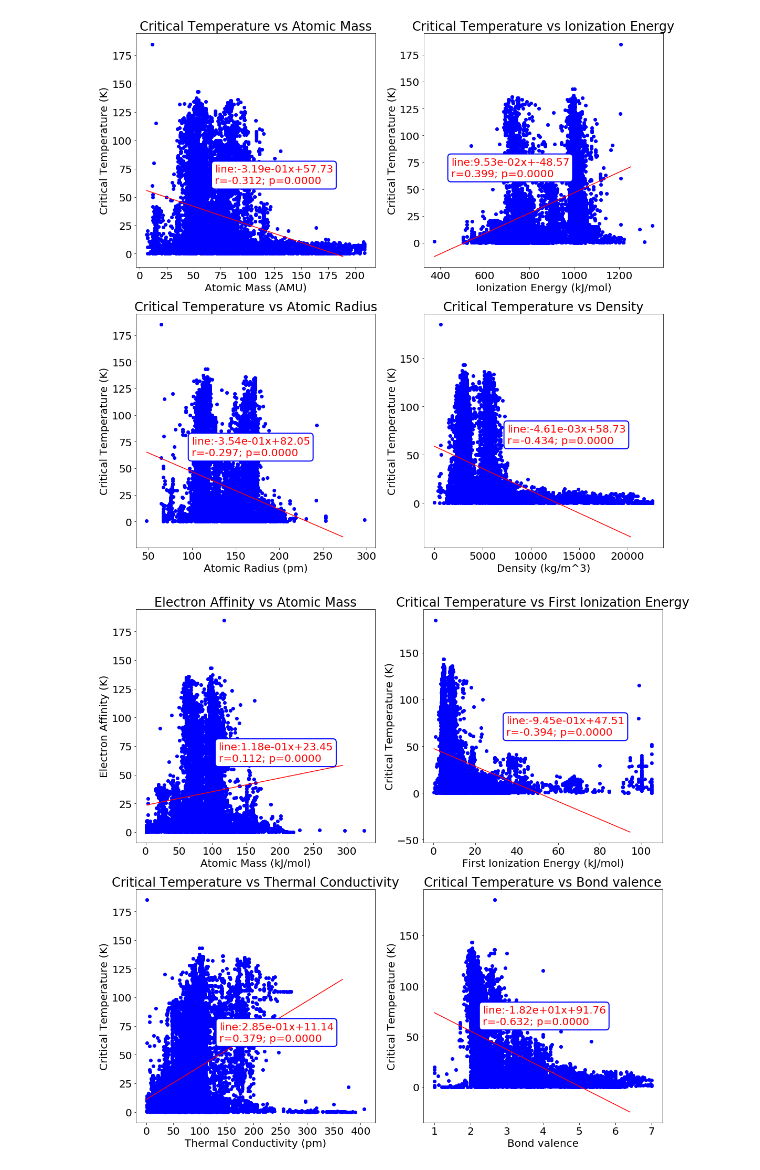
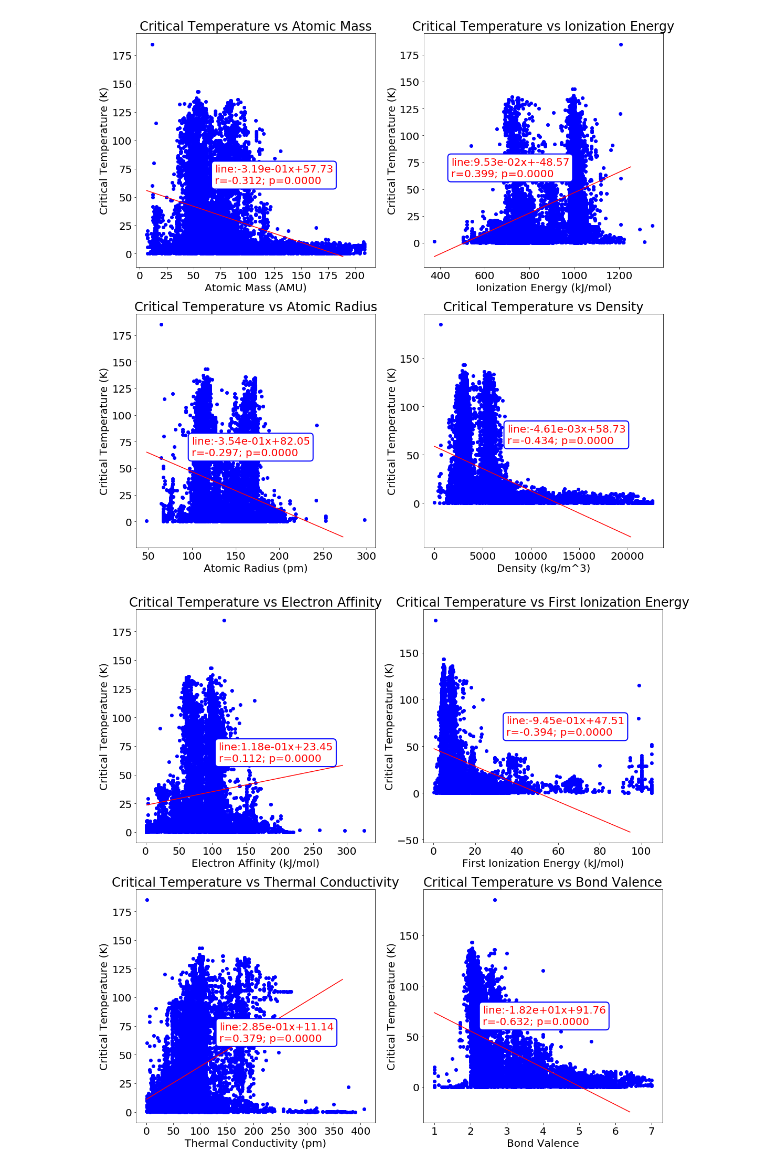
Before and after one commit to fullmetalchem15t/superconductors, a Jupyter notebook: Superconductor_statistics.ipynb, the cells around one changed output. Saved outputs shown, nothing was run; the diff lists cells and outputs as text; code cells hidden in the pictures.

```diff
--- a/Superconductor_statistics.ipynb
+++ b/Superconductor_statistics.ipynb
@@ -299,23 +299,23 @@ plt.savefig('images/Supercon_scatter1.jpg',bbox_inches='tight')
 # %%
 fig = plt.figure(figsize=(18,18))
 #weighted mean atomic mass vs critical temperature
 ax1 = fig.add_subplot(2,2,1)
 ScatterAndLinePlot(prop_df,'wtd_mean_ElectronAffinity','critical_temp',ax1
-                   ,'Atomic Mass','Electron Affinity','kJ/mol','K')
+                   ,'Electron Affinity','Critical Temperature','kJ/mol','K')
 #weighted mean first ionization energy vs critical temperature
 ax2 = fig.add_subplot(2,2,2)
 ScatterAndLinePlot(prop_df,'wtd_mean_FusionHeat','critical_temp',ax2
                    ,'First Ionization Energy','Critical Temperature','kJ/mol','K')
 
 ax3 = fig.add_subplot(2,2,3)
 ScatterAndLinePlot(prop_df,'wtd_mean_ThermalConductivity','critical_temp',ax3,
                    'Thermal Conductivity','Critical Temperature','pm','K')
 
 
 ax4 = fig.add_subplot(2,2,4)
 ScatterAndLinePlot(prop_df,'wtd_mean_Valence','critical_temp',ax4,
-                   'Bond valence','Critical Temperature','','K')
+                   'Bond Valence','Critical Temperature','','K')
 
 plt.savefig('images/Supercon_scatter2.jpg',bbox_inches='tight')
 # %% [output]
-[figure, old version]
+[figure, new version]
```
Also changed, not shown: 3 other files.
